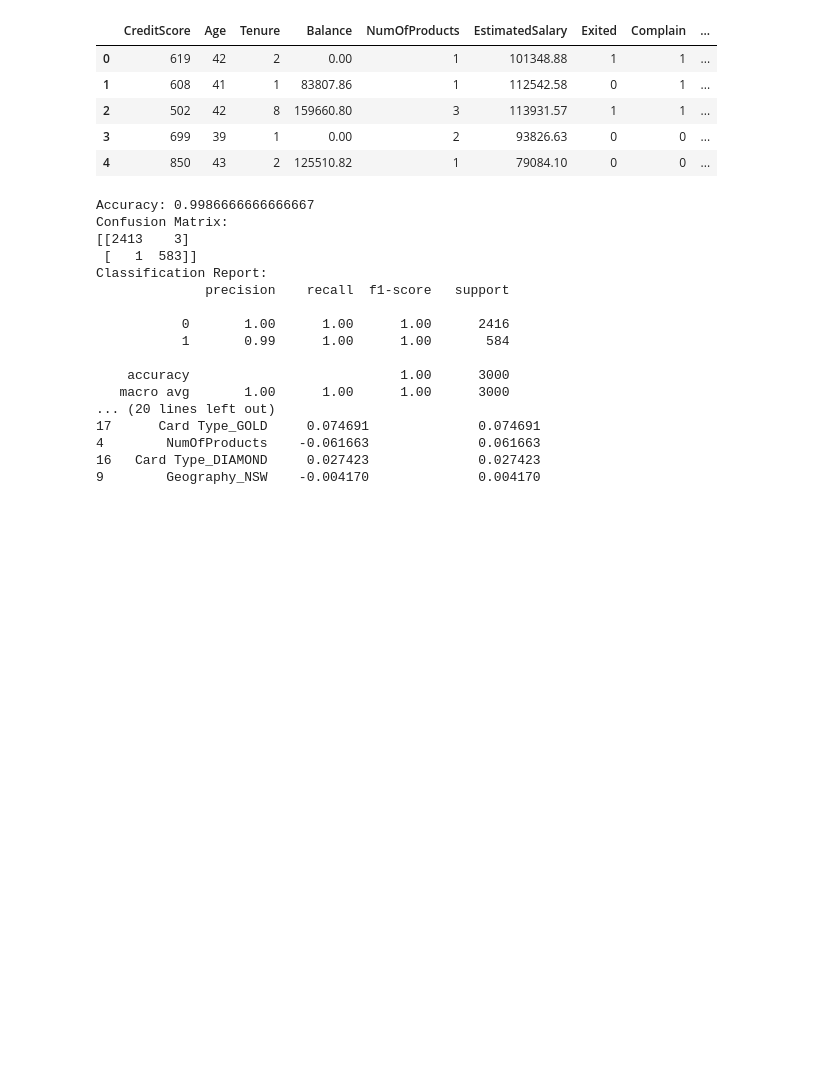
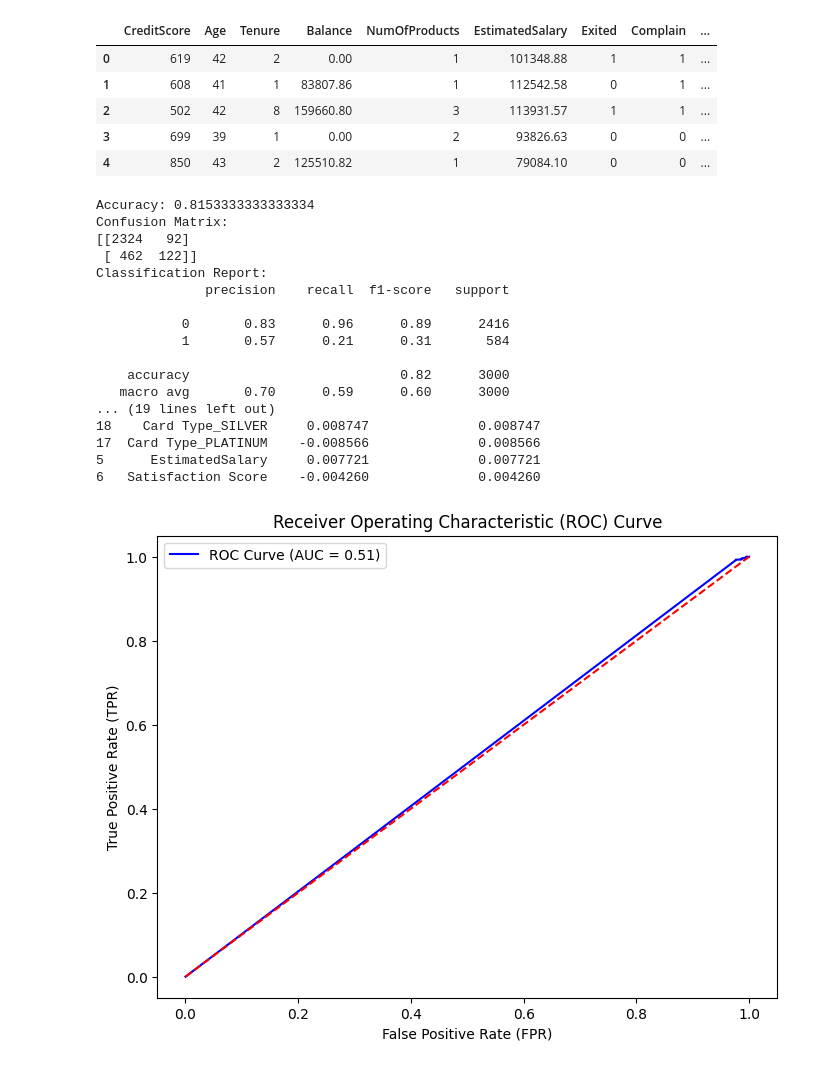
Before and after one commit to structuredcreations/Investment_Selector, a Jupyter notebook: _0_Mentum_Assignment_2.ipynb, the cells around one changed output. Saved outputs shown, nothing was run; the diff lists cells and outputs as text; code cells hidden in the pictures; blank space fills up the shorter version.

```diff
--- a/_0_Mentum_Assignment_2.ipynb
+++ b/_0_Mentum_Assignment_2.ipynb
@@ -21,12 +21,11 @@ df = pd.read_csv('/Users/joezhou/Downloads/Mentum Assignment Data/Customer-churn
 # Convert categorical variables into numerical variables to understand relationship to churn for correlation analysis
 
 # Drop columns that are not needed (e.g., RowNumber, CustomerId, Surname)
-df2 = df
-df2.drop(columns=['RowNumber', 'CustomerId', 'Surname'], inplace=True)
 # Note: drop complain variable due to perfect correlation with churn, skewing the model
-df2.drop(columns='Complain')
 
-df_encoded = pd.get_dummies(df2, columns=['Geography', 'Gender', 'HasCrCard', 'IsActiveMember', 'Card Type'], drop_first=False)
+df.drop(columns=['RowNumber', 'CustomerId', 'Surname','Complain'], inplace=True)
+
+df_encoded = pd.get_dummies(df, columns=['Geography', 'Gender', 'HasCrCard', 'IsActiveMember', 'Card Type'], drop_first=False)
 # Identify and convert boolean columns to integers
 bool_columns = df_encoded.select_dtypes(include='bool').columns
 df_encoded[bool_columns] = df_encoded[bool_columns].astype(int)
@@ -83,46 +82,78 @@ conf_matrix = confusion_matrix(y_test, y_pred)
 class_report = classification_report(y_test, y_pred)
 
 # Print the results
 print(f"Accuracy: {accuracy}")
 print("Confusion Matrix:")
 print(conf_matrix)
 print("Classification Report:")
 print(class_report)
 
 # supporting material for p
 # Feature importance (coefficients)
 # coefficients = pd.DataFrame(model.coef_.flatten(), index=X.columns, columns=['Coefficient'])
 # coefficients = coefficients.sort_values(by='Coefficient', ascending=False)
 # print(coefficients)
 
 # Extracting coefficients
 coefficients = pd.DataFrame({'Feature': X.columns, 'Coefficient': log_reg.coef_[0]})
 coefficients['Absolute Coefficient'] = coefficients['Coefficient'].abs()
 coefficients = coefficients.sort_values(by='Absolute Coefficient', ascending=False)
 
 print(coefficients)
 
+# Identify the coefficients
+coefficients = log_reg.coef_[0]
 
-# Visualize feature importance
-# plt.figure(figsize=(10,6))
-# sns.barplot(x=coefficients['Coefficient'], y=coefficients.index)
-# plt.title('Feature Importance (Logistic Regression Coefficients)')
+# Get feature names after preprocessing
+feature_names = num_cols + list(preprocessor.named_transformers_['cat'].get_feature_names_out(categorical_cols))
+
+
+# Create a dataframe of feature importance
+# coef_df = pd.DataFrame({'Feature': feature_names, 'Coefficient': coefficients})
+
+# # Sort by absolute value of coefficients
+# coef_df['Abs_Coefficient'] = coef_df['Coefficient'].abs()
+# coef_df = coef_df.sort_values(by='Abs_Coefficient', ascending=False)
+
+# # Plot coefficient chart
+# plt.figure(figsize=(10, 6))
+# sns.barplot(x='Coefficient', y='Feature', data=coef_df)
+# plt.title('Logistic Regression Coefficients by Feature Importance')
 # plt.show()
+
+# # Feature importance
+# print(coef_df[['Feature', 'Coefficient']])
+
+# ROC curve
+y_probs = log_reg.predict_proba(X_test)[:, 1]  # Get probabilities for the positive class
+fpr, tpr, thresholds = roc_curve(y_test, y_probs)
+roc_auc = roc_auc_score(y_test, y_probs)
+
+# Plot ROC curve
+plt.figure(figsize=(8, 6))
+plt.plot(fpr, tpr, color='blue', label=f'ROC Curve (AUC = {roc_auc:.2f})')
+plt.plot([0, 1], [0, 1], color='red', linestyle='--')
+plt.title('Receiver Operating Characteristic (ROC) Curve')
+plt.xlabel('False Positive Rate (FPR)')
+plt.ylabel('True Positive Rate (TPR)')
+plt.legend()
+plt.show()
 # %% [output]
-Accuracy: 0.9986666666666667
+Accuracy: 0.8153333333333334
 Confusion Matrix:
-[[2413    3]
- [   1  583]]
+[[2324   92]
+ [ 462  122]]
 Classification Report:
               precision    recall  f1-score   support
 
-           0       1.00      1.00      1.00      2416
-           1       0.99      1.00      1.00       584
+           0       0.83      0.96      0.89      2416
+           1       0.57      0.21      0.31       584
 
-    accuracy                           1.00      3000
-   macro avg       1.00      1.00      1.00      3000
-... (20 lines left out)
-17      Card Type_GOLD     0.074691              0.074691
-4        NumOfProducts    -0.061663              0.061663
-16   Card Type_DIAMOND     0.027423              0.027423
-9        Geography_NSW    -0.004170              0.004170
+    accuracy                           0.82      3000
+   macro avg       0.70      0.59      0.60      3000
+... (19 lines left out)
+18    Card Type_SILVER     0.008747              0.008747
+17  Card Type_PLATINUM    -0.008566              0.008566
+5      EstimatedSalary     0.007721              0.007721
+6   Satisfaction Score    -0.004260              0.004260
+[figure, added]
```
Also changed, not shown: parts of 1 cell of this notebook.
